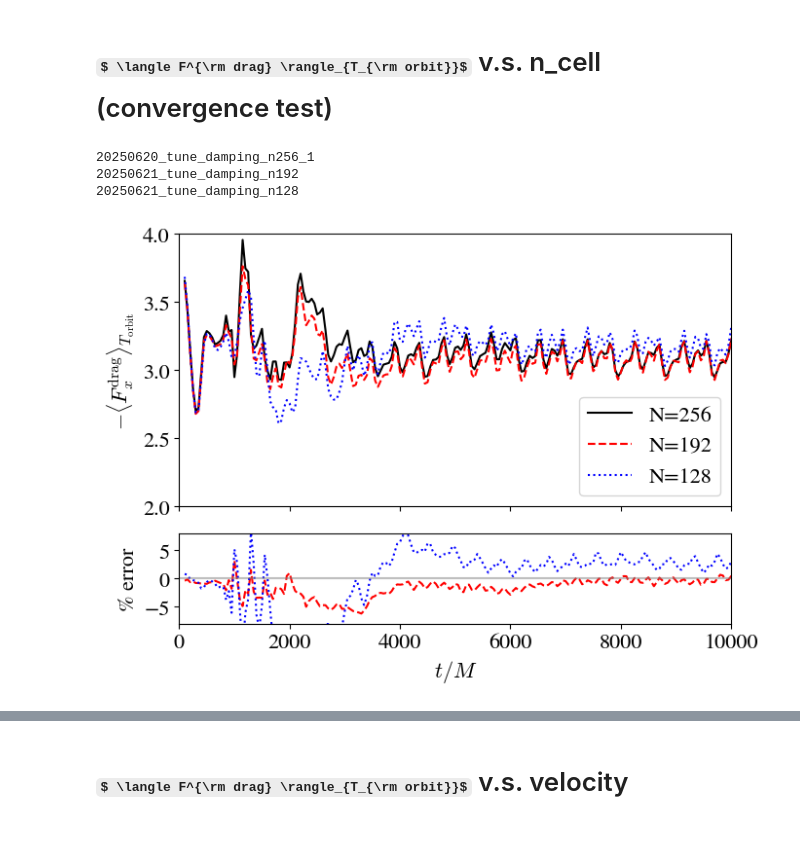
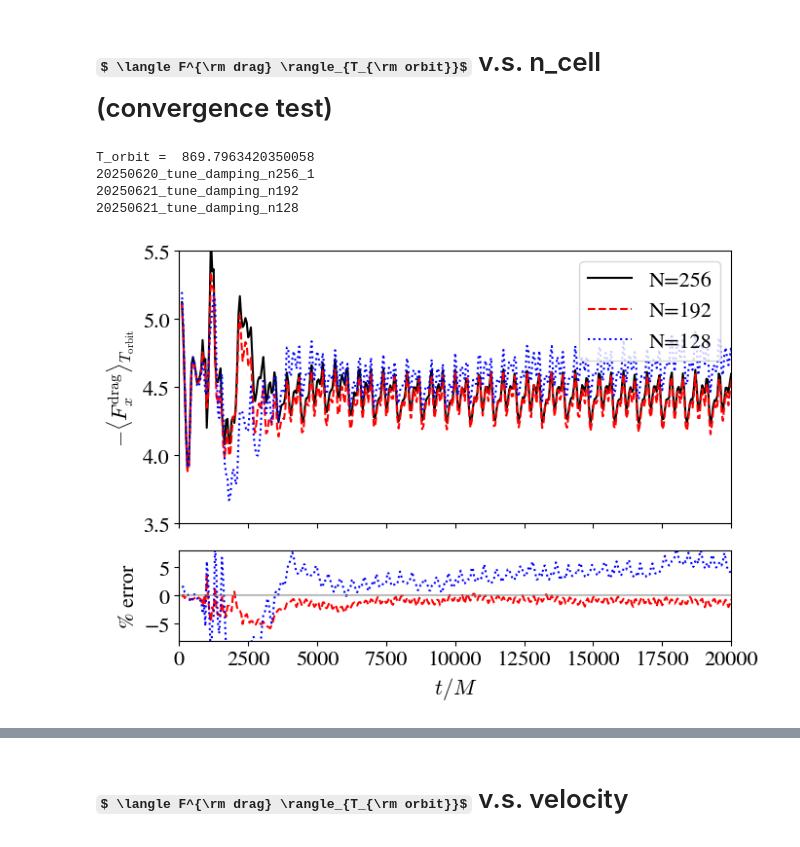
Before and after one commit to XinShuo-ph/plot_scripts, a Jupyter notebook: plot_cleanup_tuned_damping.ipynb, the cells around one changed output, grey strips where cells are left out. Cells and saved outputs as stored; diff of their text form; code cells hidden in the pictures; some formulas as TeX source.

```diff
--- a/plot_cleanup_tuned_damping.ipynb
+++ b/plot_cleanup_tuned_damping.ipynb
@@ -27,6 +55,7 @@ plotstyles = [
 
 outR=100.0
 excise_factor = 1.5
+average_rho_after = 7000.0
 
 
 
@@ -39,6 +68,8 @@ excise_factor = 1.5
 binary_omega = - 0.002657634562418009 * 2.71811
 
 T_orbit = np.abs(2*np.pi/binary_omega)
+
+print("T_orbit = ", T_orbit)
 
 basedir = "/pscratch/sd/x/xinshuo/runGReX/"
 plotdir = "/pscratch/sd/x/xinshuo/plotGReX/"
@@ -82,6 +113,12 @@ for (ncell, simname), plotstyle in zip(simnames, plotstyles):
         smoothed_drag[i] = np.sum(results[:curr_window,1]) / curr_window
 
     # Calculate normalized drag
+
+    # # normalize by mean density
+    #avgrho = np.mean(results_sur[:,10][results_sur[:,0]>average_rho_after])
+    # normalized_drag = -smoothed_drag/avgrho
+
+    # normalize by density at different times
     normalized_drag = -smoothed_drag/results_sur[:,10]
 
     # Store data for relative difference calculation
@@ -112,34 +149,35 @@ for (ncell, _), plotstyle in zip(simnames, plotstyles):
         interpolated_drag = interp_func(baseline_time)
 
         # Calculate relative difference
         rel_diff = (interpolated_drag - baseline_drag) / baseline_drag
 
         # Plot on the second subplot
         ax2.plot(baseline_time, rel_diff*100, label=f'N={ncell}', linestyle=plotstyle[0], color=plotstyle[1])
 
 # Configure first subplot
-ax1.set_ylim(2, 4)
-ax1.set_xlim(0, 10000)
+ax1.set_ylim(3.5, 5.5)
+ax1.set_xlim(0, 20000)
 ax1.set_ylabel('$-\\langle F^{\mathrm{drag}}_x \\rangle_{T_{\mathrm{orbit}}}$', fontsize=fig_fontsize)
-ax1.legend(fontsize=fig_fontsize)
+ax1.legend(fontsize=fig_fontsize, loc='upper right')
 # set tick fontsize
 ax1.tick_params(labelsize=fig_fontsize)
 
 # Configure second subplot
 ax2.set_xlabel('$t/M$', fontsize=fig_fontsize)
 ax2.set_ylabel('% error', fontsize=fig_fontsize)
 ax2.set_ylim(-8, 8)
 ax2.axhline(y=0, color='gray', linestyle='-', alpha=0.5)
 ax2.tick_params(axis='both', which='major', labelsize=fig_fontsize)
 # ax2.legend()
 
 # Adjust layout
 plt.tight_layout()
 
 # save as pdf
 plt.savefig('n_cell_convergence.pdf', bbox_inches='tight')
 # %% [output]
+T_orbit =  869.7963420350058
 20250620_tune_damping_n256_1
 20250621_tune_damping_n192
 20250621_tune_damping_n128
-[figure, old version]
+[figure, new version]
```
Also changed, not shown: parts of 17 cells of this notebook, 15 other files.
